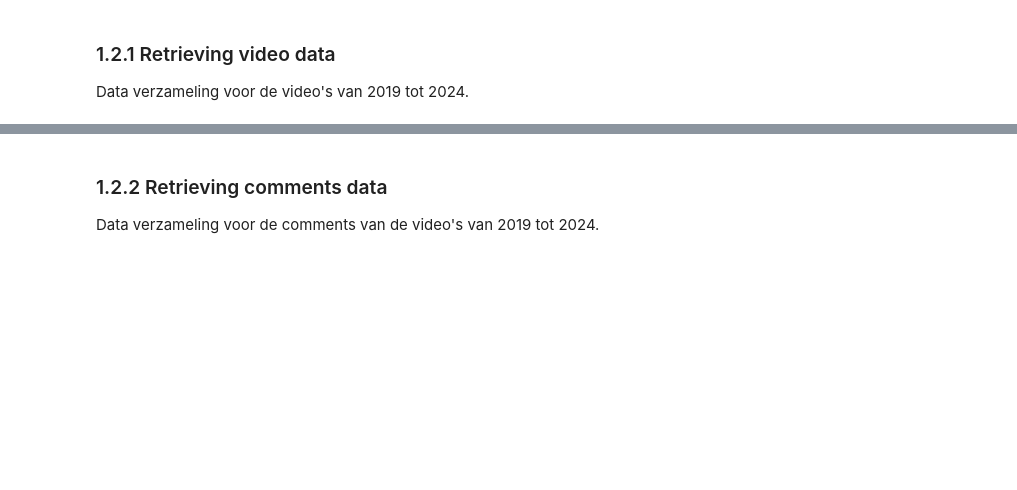
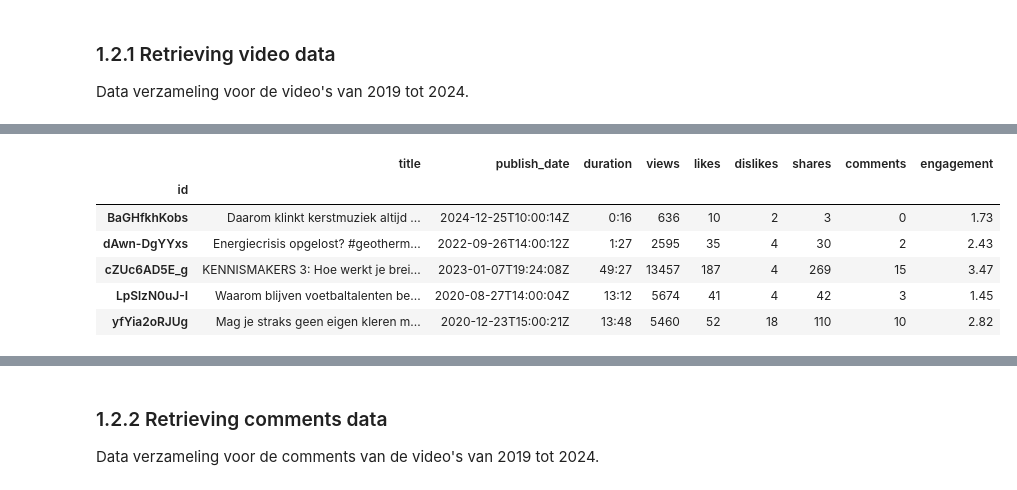
Before and after one commit to tvercamer/VUB-masterproef-YouTube-UvVl, a Jupyter notebook: notebooks/01-data-collection.ipynb, the cells around one changed output, grey strips where cells are left out. Saved outputs shown, nothing was run; the diff lists cells and outputs as text; code cells hidden in the pictures; blank space fills up the shorter version.

```diff
--- a/notebooks/01-data-collection.ipynb
+++ b/notebooks/01-data-collection.ipynb
@@ -86,3 +86,13 @@ videos.head()
+# %%
+videos.tail()
+# %% [output]
+|  | title | publish_date | duration | views | likes | dislikes | shares | comments | engagement |
+| id |  |  |  |  |  |  |  |  |  |
+| BaGHfkhKobs | Daarom klinkt kerstmuziek altijd ... | 2024-12-25T10:00:14Z | 0:16 | 636 | 10 | 2 | 3 | 0 | 1.73 |
+| dAwn-DgYYxs | Energiecrisis opgelost? #geotherm... | 2022-09-26T14:00:12Z | 1:27 | 2595 | 35 | 4 | 30 | 2 | 2.43 |
+| cZUc6AD5E_g | KENNISMAKERS 3: Hoe werkt je brei... | 2023-01-07T19:24:08Z | 49:27 | 13457 | 187 | 4 | 269 | 15 | 3.47 |
+| LpSlzN0uJ-I | Waarom blijven voetbaltalenten be... | 2020-08-27T14:00:04Z | 13:12 | 5674 | 41 | 4 | 42 | 3 | 1.45 |
+| yfYia2oRJUg | Mag je straks geen eigen kleren m... | 2020-12-23T15:00:21Z | 13:48 | 5460 | 52 | 18 | 110 | 10 | 2.82 |
 # %%
 # Get metrics for each video and over multiple time intervals
 metrics = youtube.get_metrics_over_time(videos)
```
Also changed, not shown: parts of 9 cells of this notebook, 6 other files.
